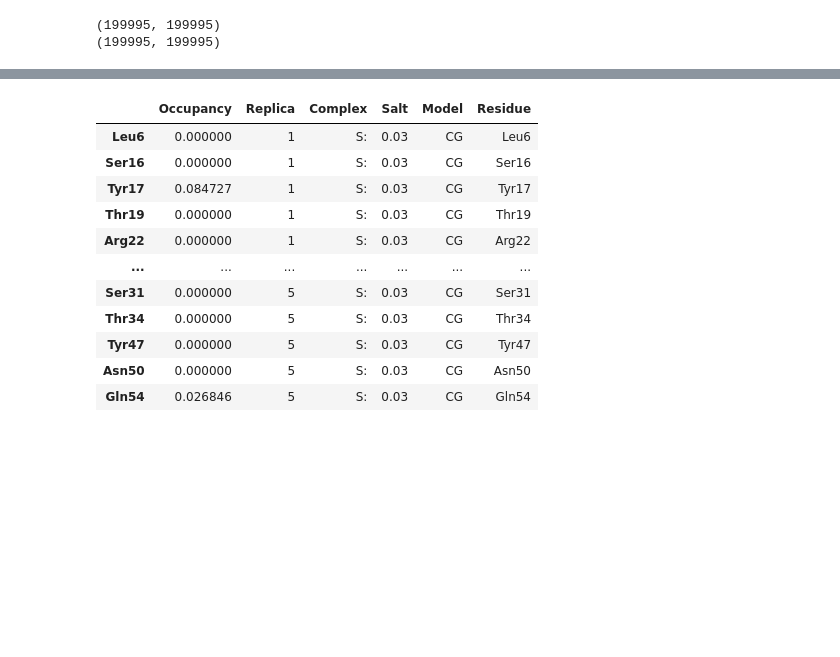
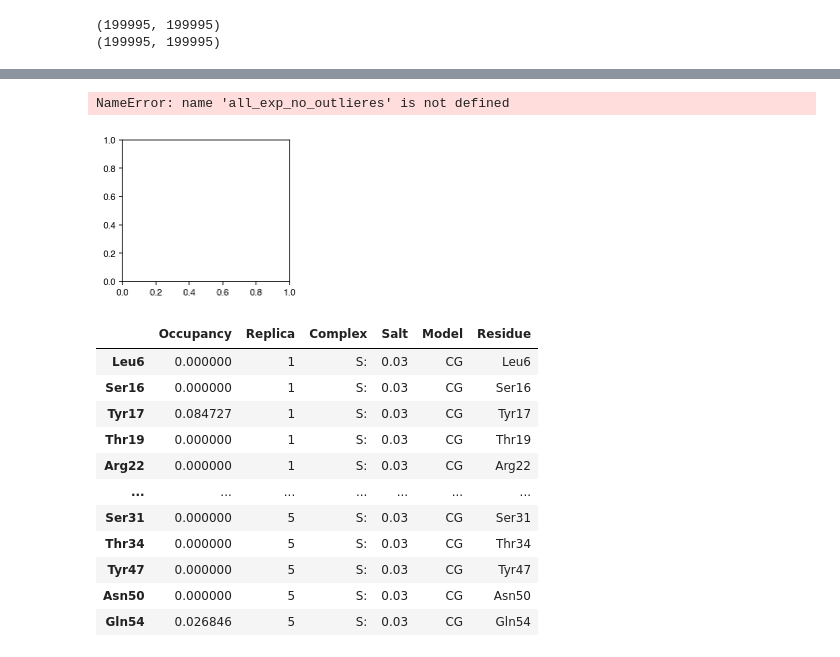
Before and after one commit to mallu2/CG_analysis, a Jupyter notebook: CG_energies_analysis.ipynb, the cells around one changed output, grey strips where cells are left out. Drawn from its saved outputs; the diff is of its cells as text; code cells hidden in the pictures; blank space fills up the shorter version.

```diff
--- a/CG_energies_analysis.ipynb
+++ b/CG_energies_analysis.ipynb
@@ -325,3 +390,34 @@ plt.savefig('/Users/mallu899/Mirror/projects/lacI_CG_master/LacI_CG_Draft/Figure
+# %%
+fig=plt.subplots(figsize = (3.,2.6),frameon=False,edgecolor='white')
+g=sns.lineplot(x='salt',y='$f_{hops}$ (ms$^{-1}$)',hue='conformation',data=all_exp_no_outlieres\
+            ,palette=['white','cyan','orange'],style="conformation",markers=True,ci='sd', hue_order=['experimental','recognition','search'])
+
+plt.tick_params(
+    axis='both',          # changes apply to the x-axis
+    which='both',      # both major and minor ticks are affected
+    bottom=True,      # ticks along the bottom edge are off
+    top=False,         # ticks along the top edge are off
+    labelbottom=True,
+    labeltop = False,
+    right=False, left=True, labelleft=True,labelsize='medium',
+    width = 1,
+    length = 3, color='white',direction ='in')
+#plt.title('full dimer')
+plt.legend(title='conformation',edgecolor='white',loc='upper left',bbox_to_anchor=(1., 1.15),
+           markerscale=0.6,fontsize=9,ncol=1,labelspacing=0.2,handlelength=0.3)
+plt.legend([],[], frameon=False)
+sns.despine()
+#plt.ylim(-5,220)
+#plt.xlim(0.008,0.045)
+plt.xticks((0.01,0.02,0.03,0.04,0.05,0.06),(0.01,0.02,0.03,0.04,0.05,0.06),fontsize = 16,color='white',rotation=35)
+plt.yticks(fontsize = 16,color='white')
+
+plt.ylabel('$f_{hops}$ (ms$^{-1}$)',fontsize = 16,color='white')
+plt.xlabel('salt',fontsize = 16,color='white')
+plt.tight_layout()
+# %% [output]
+NameError: name 'all_exp_no_outlieres' is not defined
+[figure, added]
 # %%
 plot_CG.contacts_on_target(FolderSspecific03A_cg,'S:','0.03','CG')[1]
 # %% [output]
```
Also changed, not shown: parts of 9 cells of this notebook.
